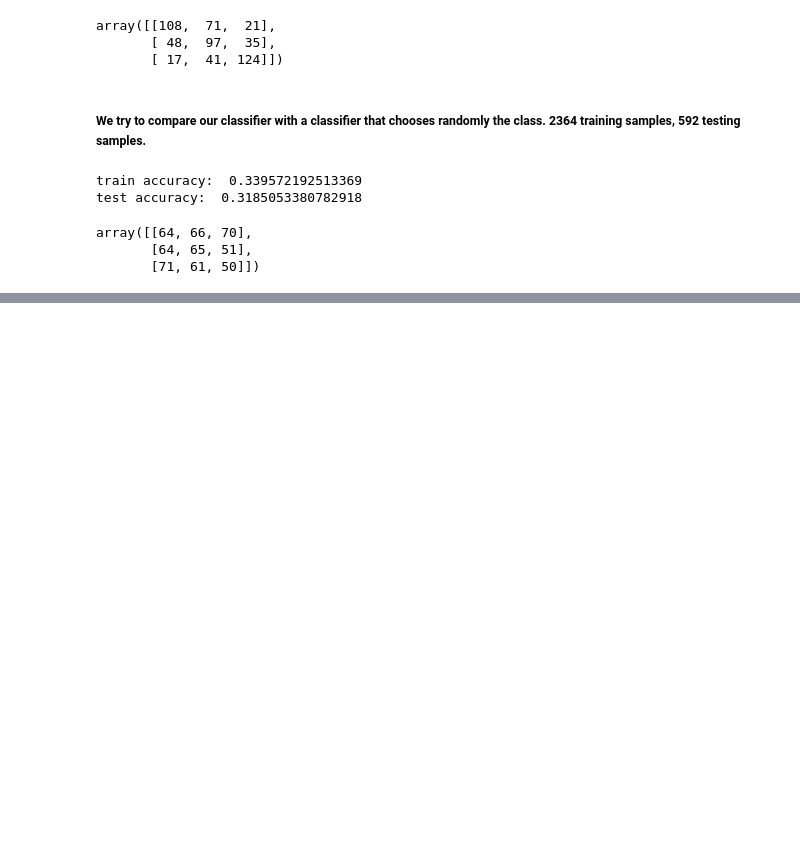
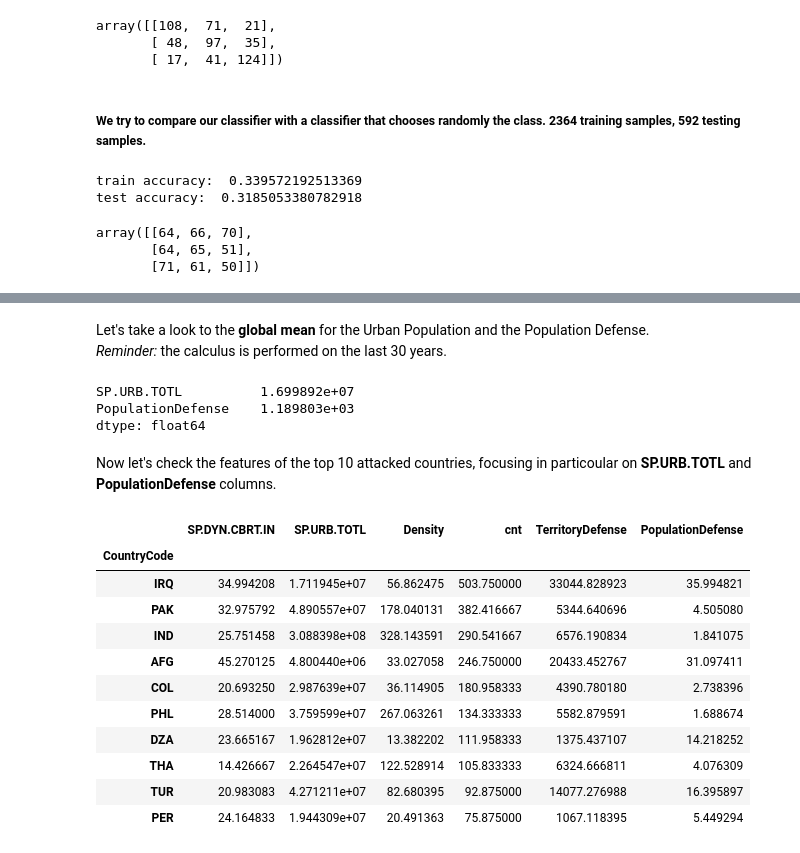
Before and after one commit to AndreaCurtoni/TerrorismDSBA, a Jupyter notebook: First hyp ML.ipynb, the cells around one changed output, grey strips where cells are left out. Saved outputs shown, nothing was run; the diff lists cells and outputs as text; code cells hidden in the pictures; blank space fills up the shorter version.

```diff
--- a/First hyp ML.ipynb
+++ b/First hyp ML.ipynb
@@ -435,0 +474,27 @@ df3.groupby(['CountryCode']).mean().head(5)
+# %% [markdown]
+Let's take a look to the <strong>global mean</strong> for the Urban Population and the Population Defense.<br>
+<i>Reminder:</i> the calculus is performed on the last 30 years.
+# %%
+df5 = df4[['SP.URB.TOTL', 'PopulationDefense']]
+df5.mean()
+# %% [output]
+SP.URB.TOTL          1.699892e+07
+PopulationDefense    1.189803e+03
+dtype: float64
+# %% [markdown]
+Now let's check the features of the top 10 attacked countries, focusing in particoular on <strong>SP.URB.TOTL</strong> and <strong>PopulationDefense</strong> columns.
+# %%
+df4.sort_values(['cnt'], ascending=False).head(10)
+# %% [output]
+|  | SP.DYN.CBRT.IN | SP.URB.TOTL | Density | cnt | TerritoryDefense | PopulationDefense |
+| CountryCode |  |  |  |  |  |  |
+| IRQ | 34.994208 | 1.711945e+07 | 56.862475 | 503.750000 | 33044.828923 | 35.994821 |
+| PAK | 32.975792 | 4.890557e+07 | 178.040131 | 382.416667 | 5344.640696 | 4.505080 |
+| IND | 25.751458 | 3.088398e+08 | 328.143591 | 290.541667 | 6576.190834 | 1.841075 |
+| AFG | 45.270125 | 4.800440e+06 | 33.027058 | 246.750000 | 20433.452767 | 31.097411 |
+| COL | 20.693250 | 2.987639e+07 | 36.114905 | 180.958333 | 4390.780180 | 2.738396 |
+| PHL | 28.514000 | 3.759599e+07 | 267.063261 | 134.333333 | 5582.879591 | 1.688674 |
+| DZA | 23.665167 | 1.962812e+07 | 13.382202 | 111.958333 | 1375.437107 | 14.218252 |
+| THA | 14.426667 | 2.264547e+07 | 122.528914 | 105.833333 | 6324.666811 | 4.076309 |
+| TUR | 20.983083 | 4.271211e+07 | 82.680395 | 92.875000 | 14077.276988 | 16.395897 |
+| PER | 24.164833 | 1.944309e+07 | 20.491363 | 75.875000 | 1067.118395 | 5.449294 |
```
Also changed, not shown: parts of 18 cells of this notebook.
